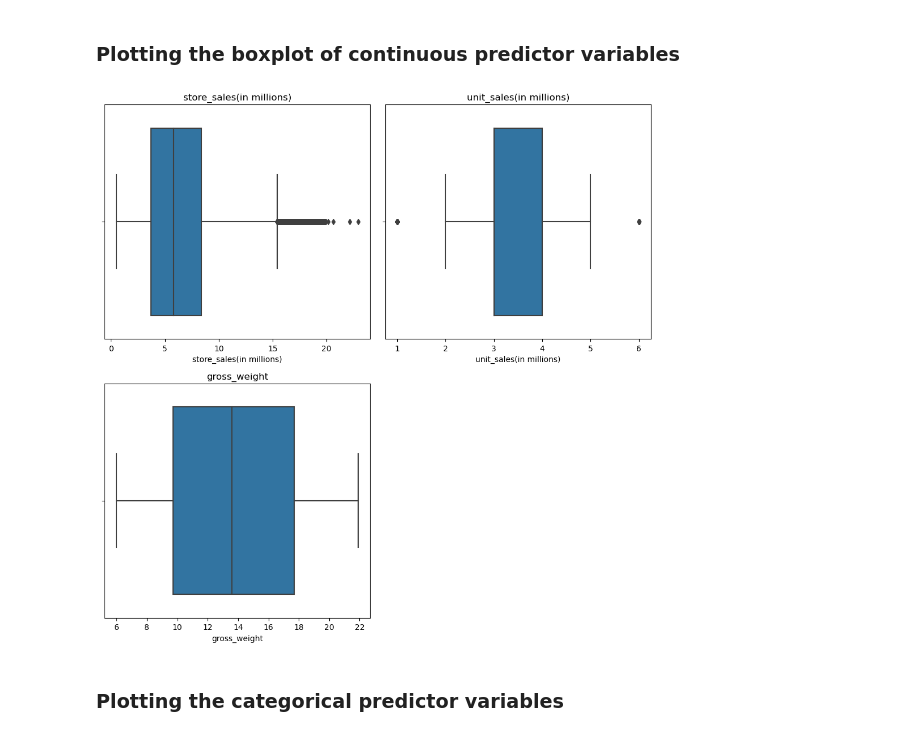
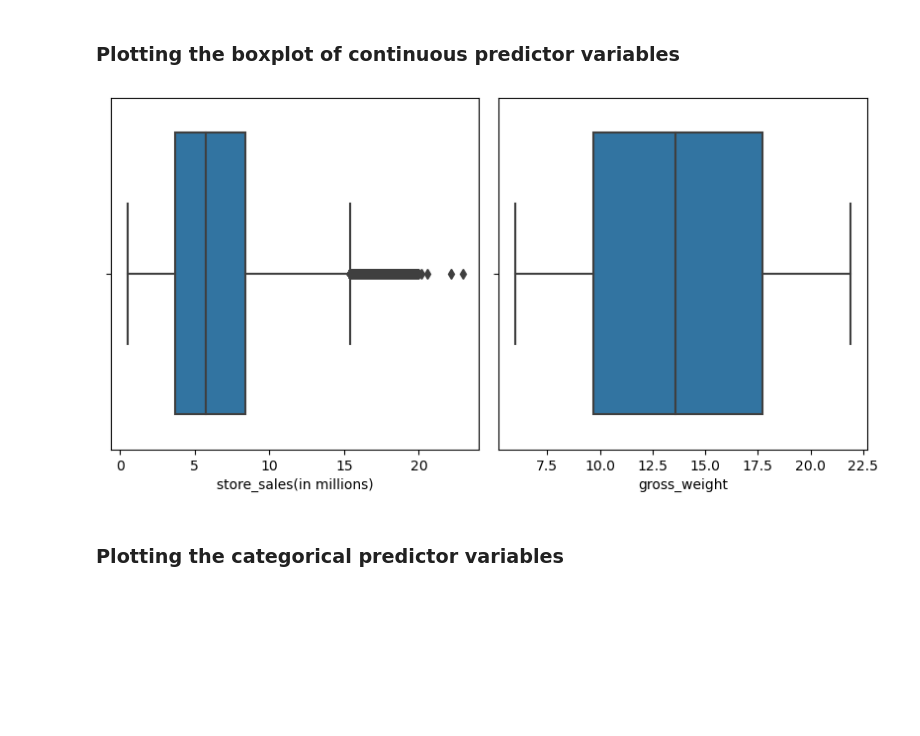
Before and after one commit to kavishchaudhary/Kaggle_Playground, a Jupyter notebook: Playground_S3_E11(Optuna - XGB, LGBM, CATBoost).ipynb, the cells around one changed output. Drawn from its saved outputs; the diff is of its cells as text; code cells hidden in the pictures; blank space fills up the shorter version.

```diff
--- a/Playground_S3_E11(Optuna - XGB, LGBM, CATBoost).ipynb
+++ b/Playground_S3_E11(Optuna - XGB, LGBM, CATBoost).ipynb
@@ -92,17 +97,13 @@ plt.show()
 # %% [markdown]
 ### Plotting the  boxplot of continuous predictor variables
-# %%
-fig, axes = plt.subplots(ncols = 2, nrows = 2, figsize = (10,10))
-for i, ax in enumerate(axes.flat):
-    if i < len(['store_sales(in millions)', 'unit_sales(in millions)','gross_weight']):
-        sns.boxplot(x = train[(['store_sales(in millions)', 'unit_sales(in millions)','gross_weight'])[i]], ax= ax)
-        ax.set_title(['store_sales(in millions)', 'unit_sales(in millions)','gross_weight'][i])
-    else:
-        axes.flat[i].set_visible(False)
-plt.tight_layout()
-plt.show()
-# %% [output]
-[figure, removed]
+# %%
+plt.figure(figsize=(8,8))
+for i in range(len(['store_sales(in millions)', 'gross_weight'])):
+    plt.subplot(2,2,i+1)
+    sns.boxplot(x= train[(['store_sales(in millions)','gross_weight'])[i]])
+    plt.tight_layout()
+# %% [output]
+[figure, added]
 # %% [markdown]
 ### Plotting the categorical predictor variables
 # %%
```
Also changed, not shown: parts of 7 cells of this notebook.
